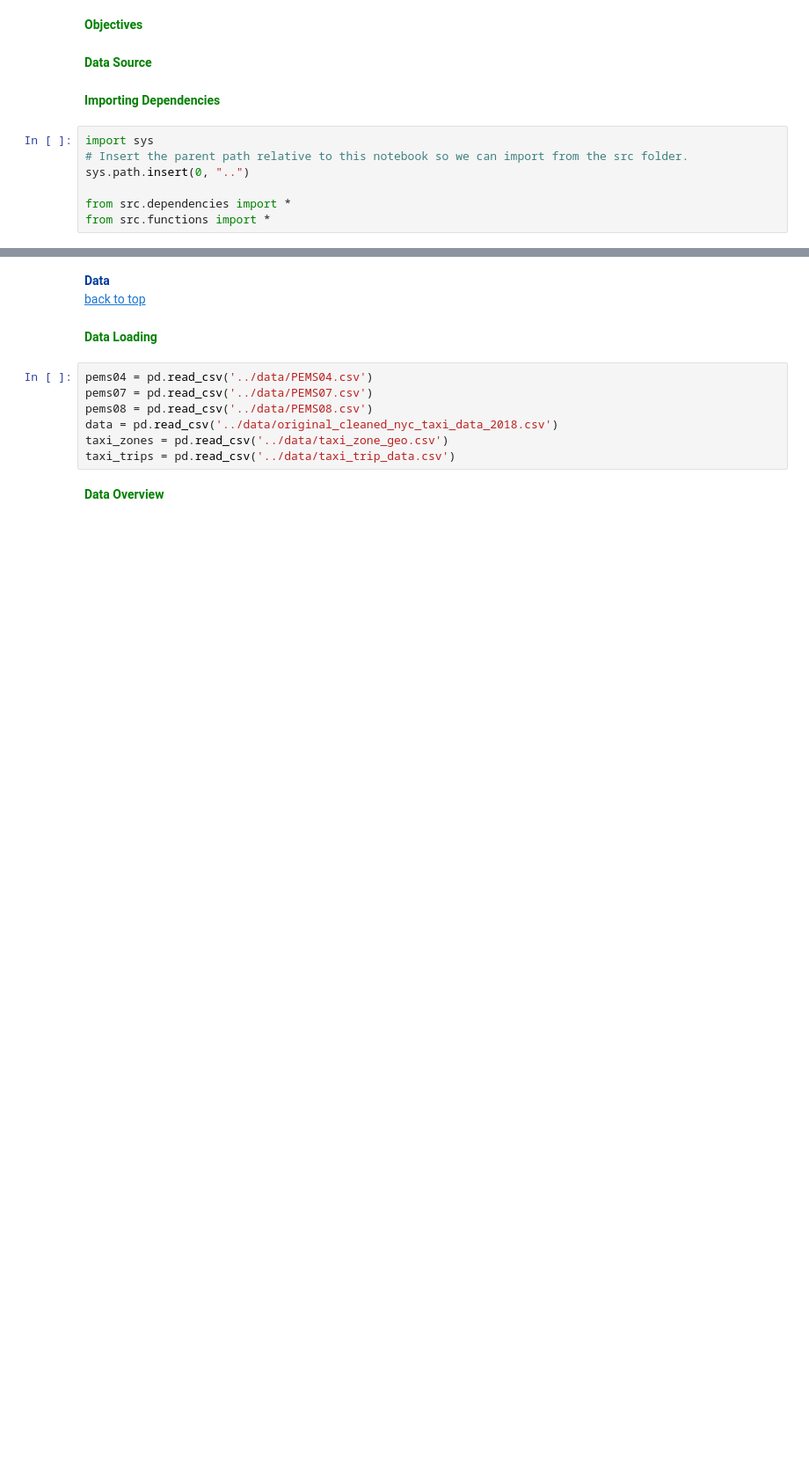
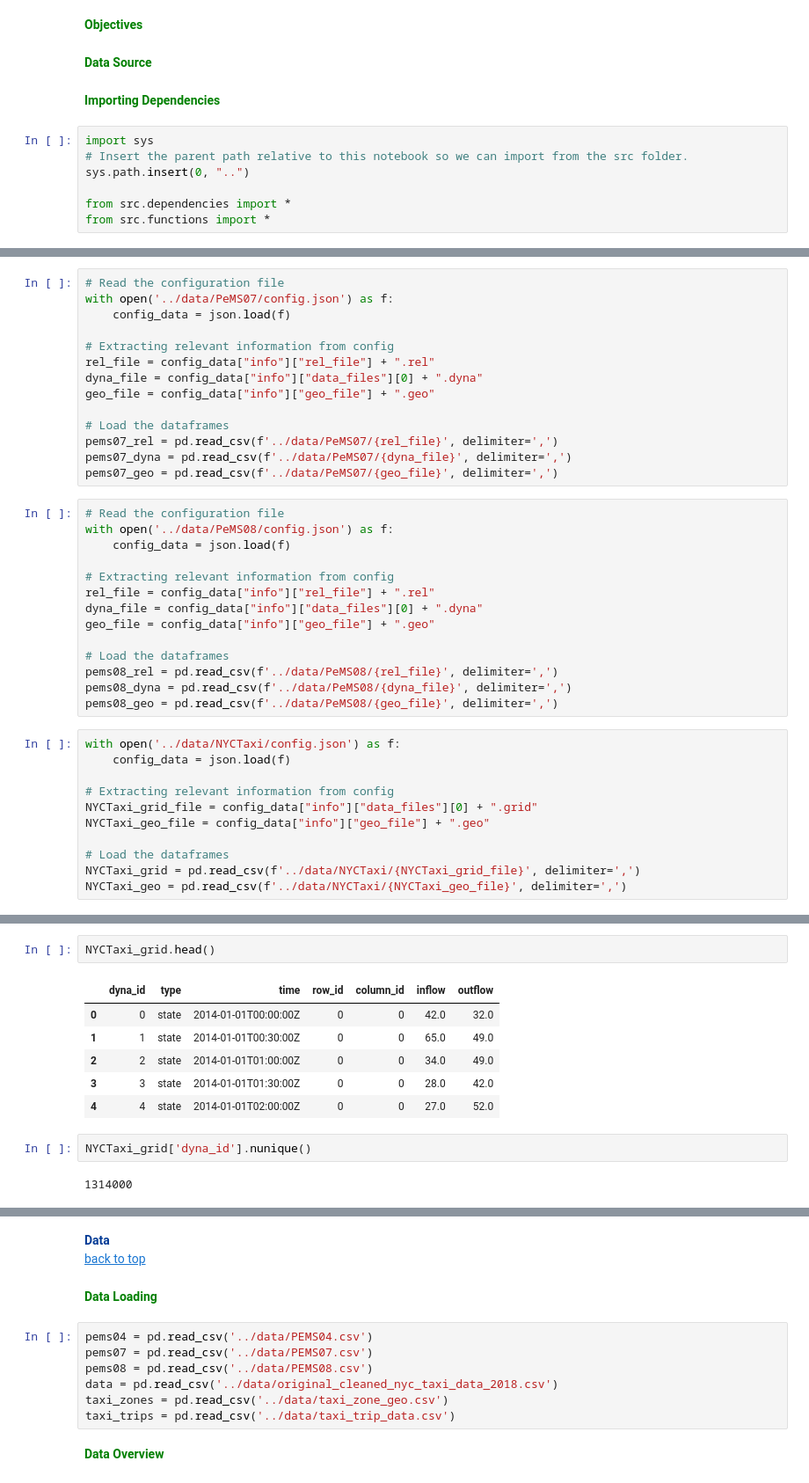
Before and after one commit to omar-kabeer/UrbanFlow-Prediction-DLT, a Jupyter notebook: notebooks/dataset_analysis.ipynb, the cells around one changed output, grey strips where cells are left out. Shown at 88% size. Cells and saved outputs as stored; diff of their text form; blank space fills up the shorter version.

```diff
--- a/notebooks/dataset_analysis.ipynb
+++ b/notebooks/dataset_analysis.ipynb
@@ -63,0 +117,39 @@ from src.functions import *
+# %%
+# Read the configuration file
+with open('../data/PeMS07/config.json') as f:
+    config_data = json.load(f)
+
+# Extracting relevant information from config
+rel_file = config_data["info"]["rel_file"] + ".rel"
+dyna_file = config_data["info"]["data_files"][0] + ".dyna"
+geo_file = config_data["info"]["geo_file"] + ".geo"
+
+# Load the dataframes
+pems07_rel = pd.read_csv(f'../data/PeMS07/{rel_file}', delimiter=',')
+pems07_dyna = pd.read_csv(f'../data/PeMS07/{dyna_file}', delimiter=',')
+pems07_geo = pd.read_csv(f'../data/PeMS07/{geo_file}', delimiter=',')
+# %%
+# Read the configuration file
+with open('../data/PeMS08/config.json') as f:
+    config_data = json.load(f)
+
+# Extracting relevant information from config
+rel_file = config_data["info"]["rel_file"] + ".rel"
+dyna_file = config_data["info"]["data_files"][0] + ".dyna"
+geo_file = config_data["info"]["geo_file"] + ".geo"
+
+# Load the dataframes
+pems08_rel = pd.read_csv(f'../data/PeMS08/{rel_file}', delimiter=',')
+pems08_dyna = pd.read_csv(f'../data/PeMS08/{dyna_file}', delimiter=',')
+pems08_geo = pd.read_csv(f'../data/PeMS08/{geo_file}', delimiter=',')
+# %%
+with open('../data/NYCTaxi/config.json') as f:
+    config_data = json.load(f)
+
+# Extracting relevant information from config
+NYCTaxi_grid_file = config_data["info"]["data_files"][0] + ".grid"
+NYCTaxi_geo_file = config_data["info"]["geo_file"] + ".geo"
+
+# Load the dataframes
+NYCTaxi_grid = pd.read_csv(f'../data/NYCTaxi/{NYCTaxi_grid_file}', delimiter=',')
+NYCTaxi_geo = pd.read_csv(f'../data/NYCTaxi/{NYCTaxi_geo_file}', delimiter=',')
@@ -63,0 +212,13 @@ from src.functions import *
+# %%
+NYCTaxi_grid.head()
+# %% [output]
+|  | dyna_id | type | time | row_id | column_id | inflow | outflow |
+| 0 | 0 | state | 2014-01-01T00:00:00Z | 0 | 0 | 42.0 | 32.0 |
+| 1 | 1 | state | 2014-01-01T00:30:00Z | 0 | 0 | 65.0 | 49.0 |
+| 2 | 2 | state | 2014-01-01T01:00:00Z | 0 | 0 | 34.0 | 49.0 |
+| 3 | 3 | state | 2014-01-01T01:30:00Z | 0 | 0 | 28.0 | 42.0 |
+| 4 | 4 | state | 2014-01-01T02:00:00Z | 0 | 0 | 27.0 | 52.0 |
+# %%
+NYCTaxi_grid['dyna_id'].nunique()
+# %% [output]
+1314000
```
Also changed, not shown: parts of 67 cells of this notebook, 2 other files.
